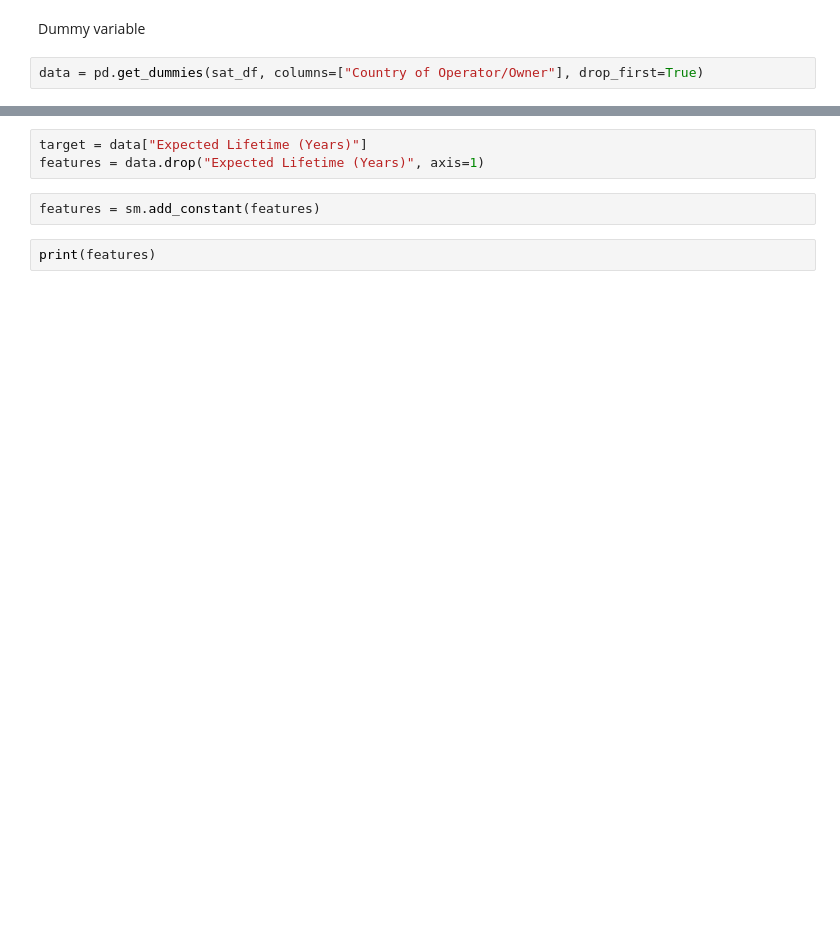
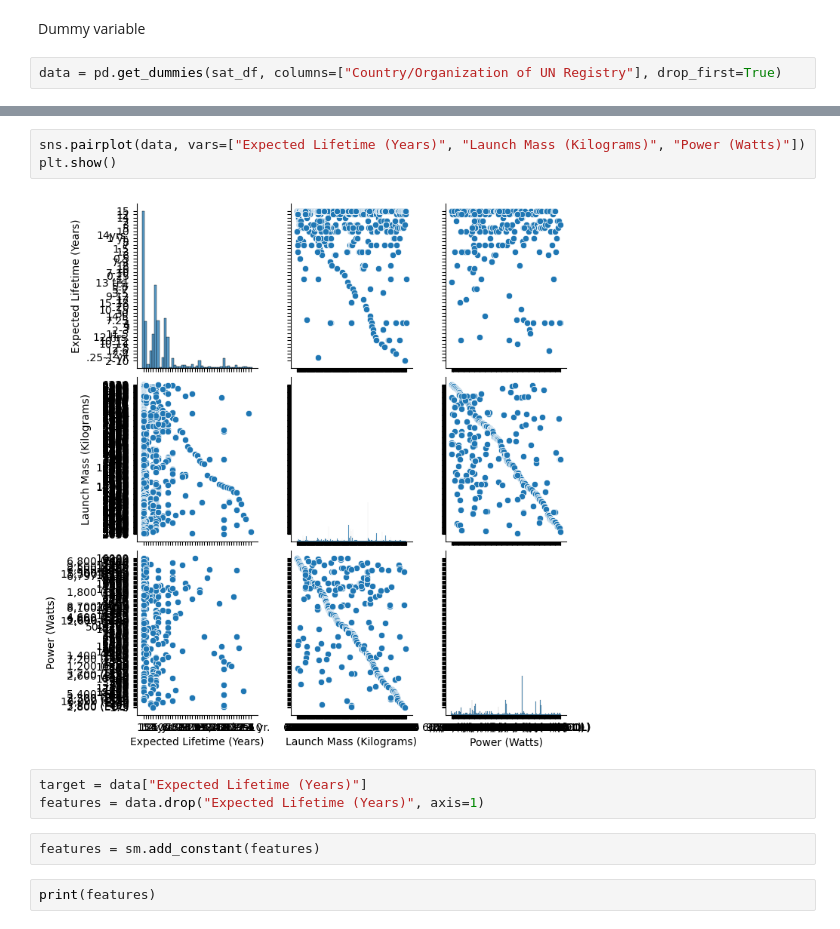
Before and after one commit to joshlynj/active_satellites, a Jupyter notebook: notebooks/EDA.ipynb, the cells around one changed output, grey strips where cells are left out. Drawn from its saved outputs; the diff is of its cells as text; blank space fills up the shorter version.

```diff
--- a/notebooks/EDA.ipynb
+++ b/notebooks/EDA.ipynb
@@ -139,4 +161,4 @@ plt.show()
 # %% [markdown]
 Dummy variable
 # %%
-data = pd.get_dummies(sat_df, columns=["Country of Operator/Owner"], drop_first=True)
+data = pd.get_dummies(sat_df, columns=["Country/Organization of UN Registry"], drop_first=True)
@@ -143,3 +181,8 @@ data = pd.get_dummies(sat_df, columns=["Country of Operator/Owner"], drop_first=
+# %%
+sns.pairplot(data, vars=["Expected Lifetime (Years)", "Launch Mass (Kilograms)", "Power (Watts)"])
+plt.show()
+# %% [output]
+[figure, added]
 # %%
 target = data["Expected Lifetime (Years)"]
 features = data.drop("Expected Lifetime (Years)", axis=1)
```
Also changed, not shown: parts of 23 cells of this notebook.
